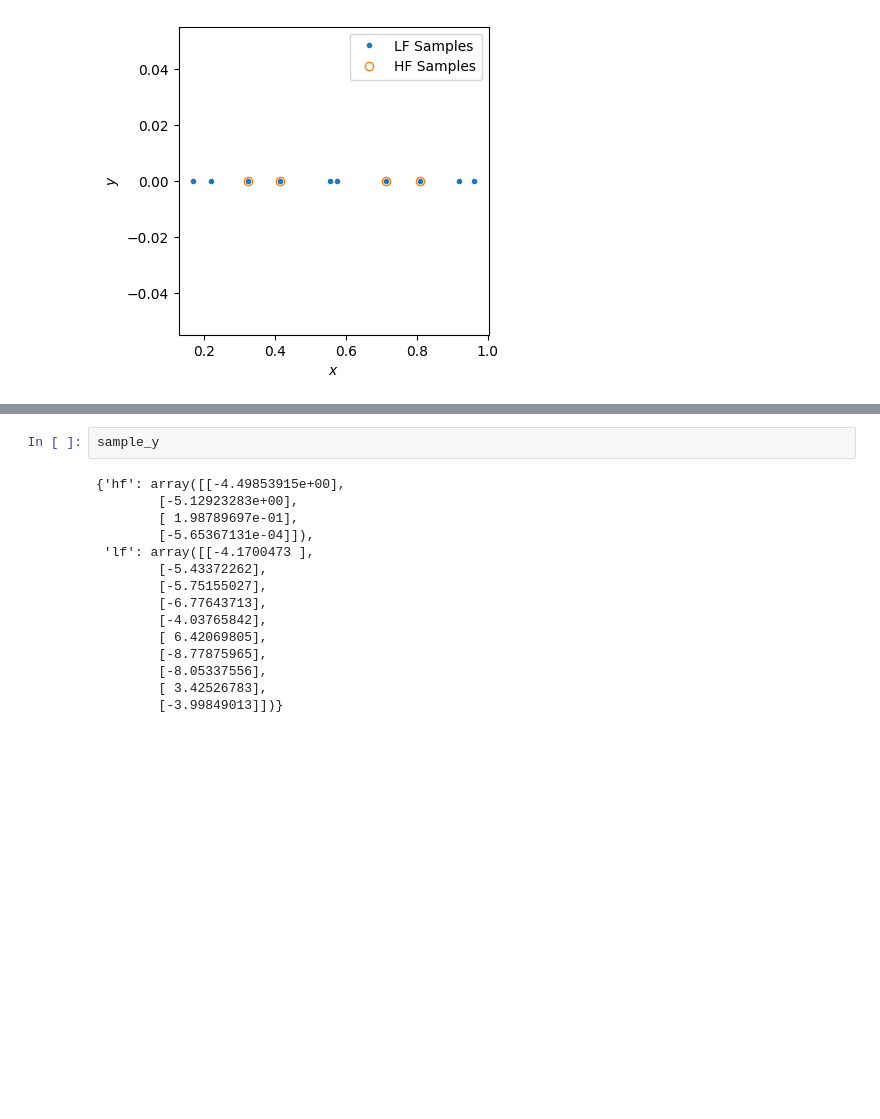
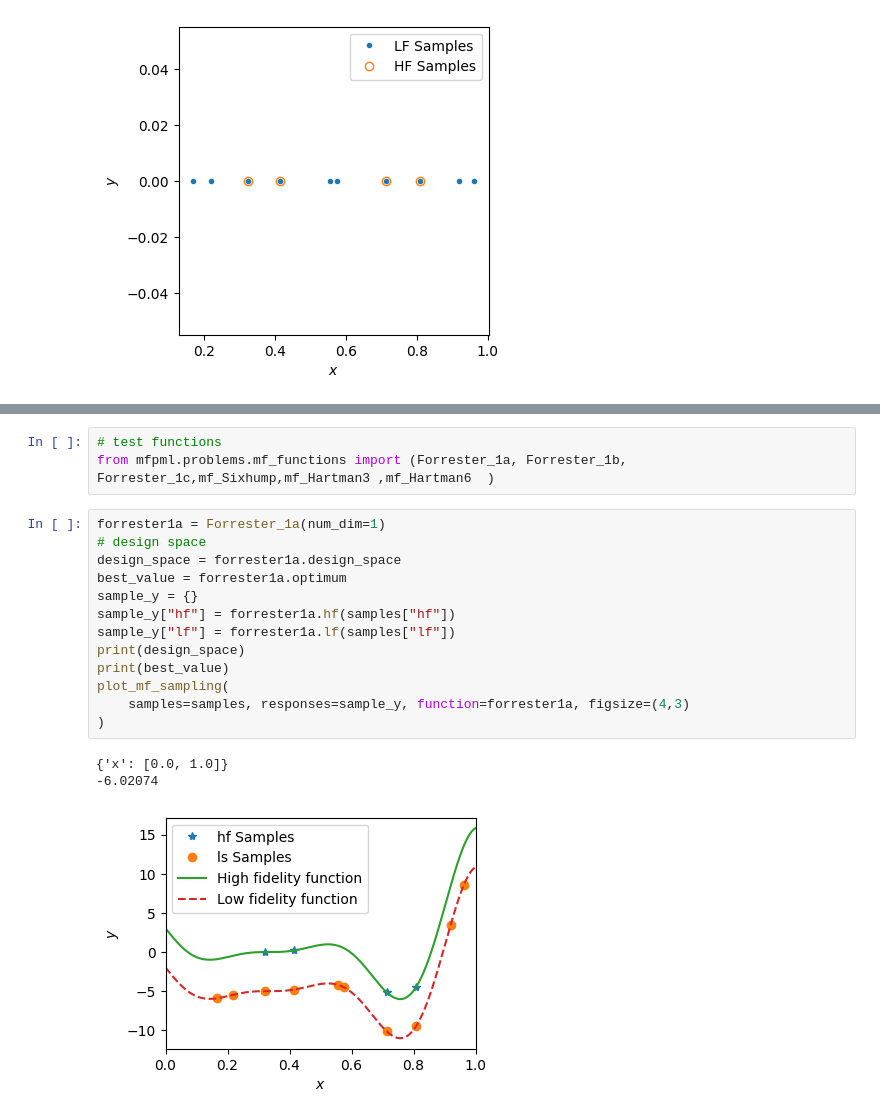
Before and after one commit to JiaxiangYi96/mfpml, a Jupyter notebook: tutorials/functions.ipynb, the cells around one changed output, grey strips where cells are left out. Saved outputs shown, nothing was run; the diff lists cells and outputs as text; blank space fills up the shorter version.

Commit message:
mf_functions

```diff
--- a/tutorials/functions.ipynb
+++ b/tutorials/functions.ipynb
@@ -49,17 +49,20 @@ plot_mf_sampling(
 # %%
-sample_y
+# test functions
+from mfpml.problems.mf_functions import (Forrester_1a, Forrester_1b, Forrester_1c,mf_Sixhump,mf_Hartman3 ,mf_Hartman6  )
-# %% [output]
-{'hf': array([[-4.49853915e+00],
-        [-5.12923283e+00],
-        [ 1.98789697e-01],
-        [-5.65367131e-04]]),
- 'lf': array([[-4.1700473 ],
-        [-5.43372262],
-        [-5.75155027],
-        [-6.77643713],
-        [-4.03765842],
-        [ 6.42069805],
-        [-8.77875965],
-        [-8.05337556],
-        [ 3.42526783],
-        [-3.99849013]])}
+# %%
+forrester1a = Forrester_1a(num_dim=1)
+# design space
+design_space = forrester1a.design_space
+best_value = forrester1a.optimum
+sample_y = {}
+sample_y["hf"] = forrester1a.hf(samples["hf"])
+sample_y["lf"] = forrester1a.lf(samples["lf"])
+print(design_space)
+print(best_value)
+plot_mf_sampling(
+    samples=samples, responses=sample_y, function=forrester1a, figsize=(4,3)
+)
+# %% [output]
+{'x': [0.0, 1.0]}
+-6.02074
+[figure, added]
```
Also changed, not shown: parts of 7 cells of this notebook, 3 other files.
